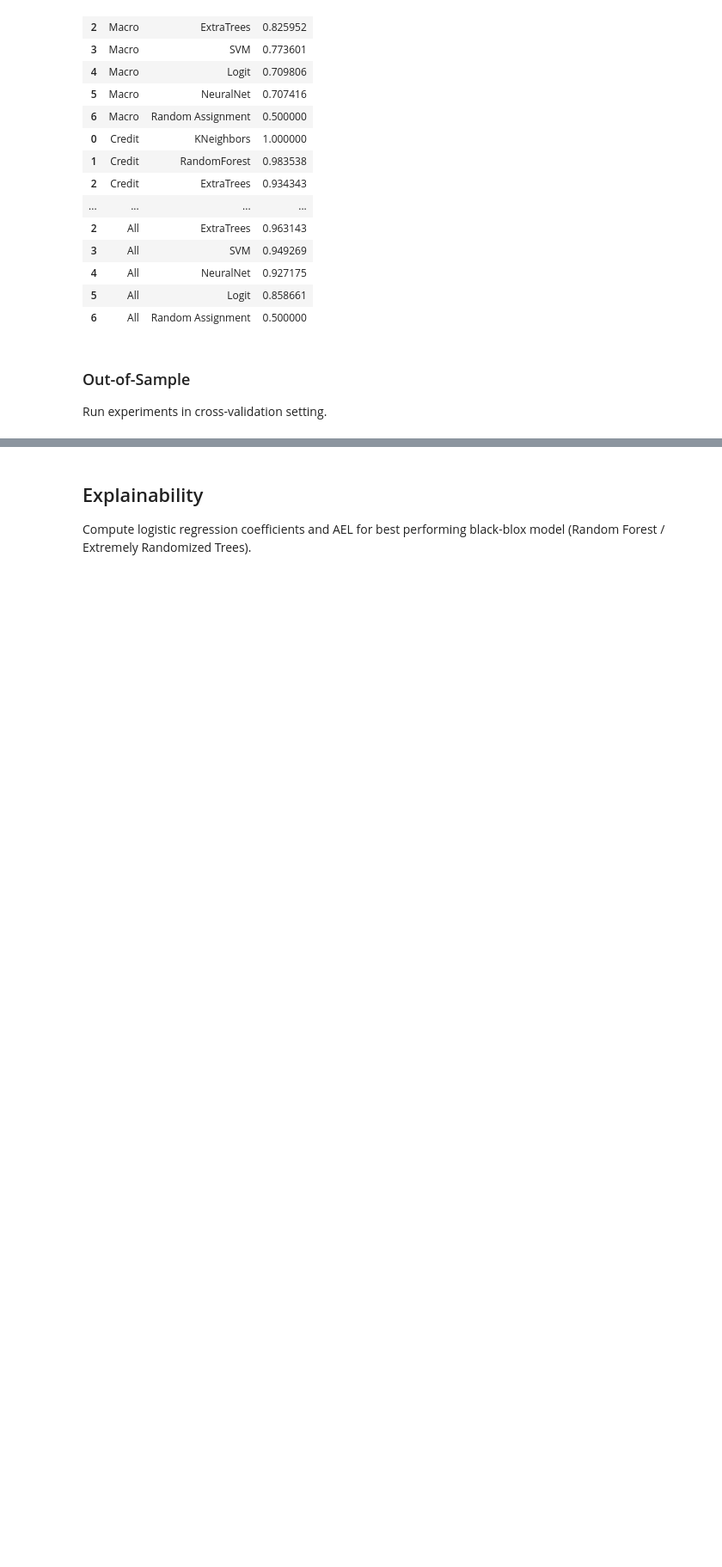
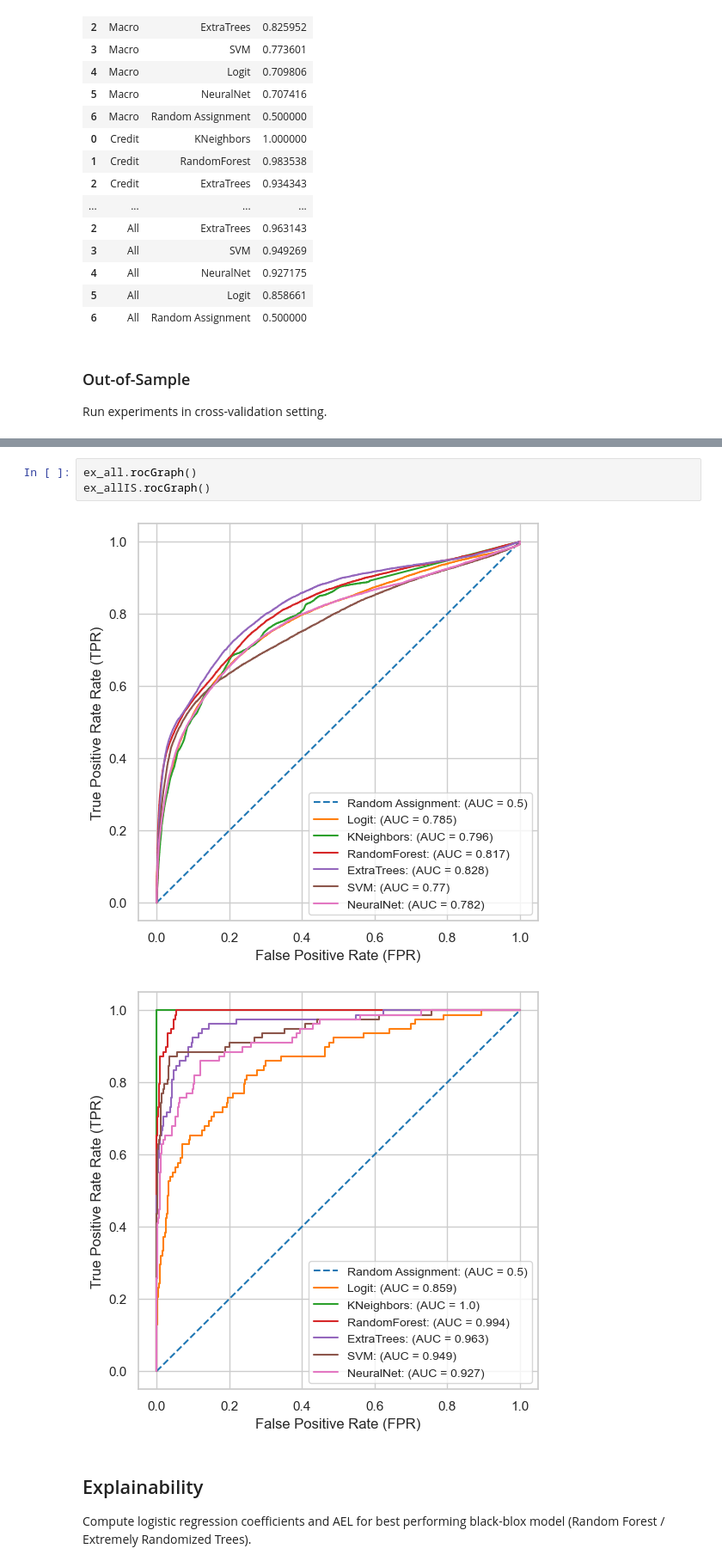
Before and after one commit to chrisreimann/financialCrisisML, a Jupyter notebook: code/run.ipynb, the cells around one changed output, grey strips where cells are left out. Shown at 86% size. Cells and saved outputs as stored; diff of their text form; blank space fills up the shorter version.

Commit message:
Updated Graphs

```diff
--- a/code/run.ipynb
+++ b/code/run.ipynb
@@ -115,3 +113,9 @@ resCrossVal
+# %%
+ex_all.rocGraph()
+ex_allIS.rocGraph()
+# %% [output]
+[figure, added]
+[figure, added]
 # %% [markdown]
 ## Explainability
 Compute logistic regression coefficients and AEL for best performing black-blox model (Random Forest / Extremely Randomized Trees).
```
Also changed, not shown: parts of 6 cells of this notebook, 2 other files.
